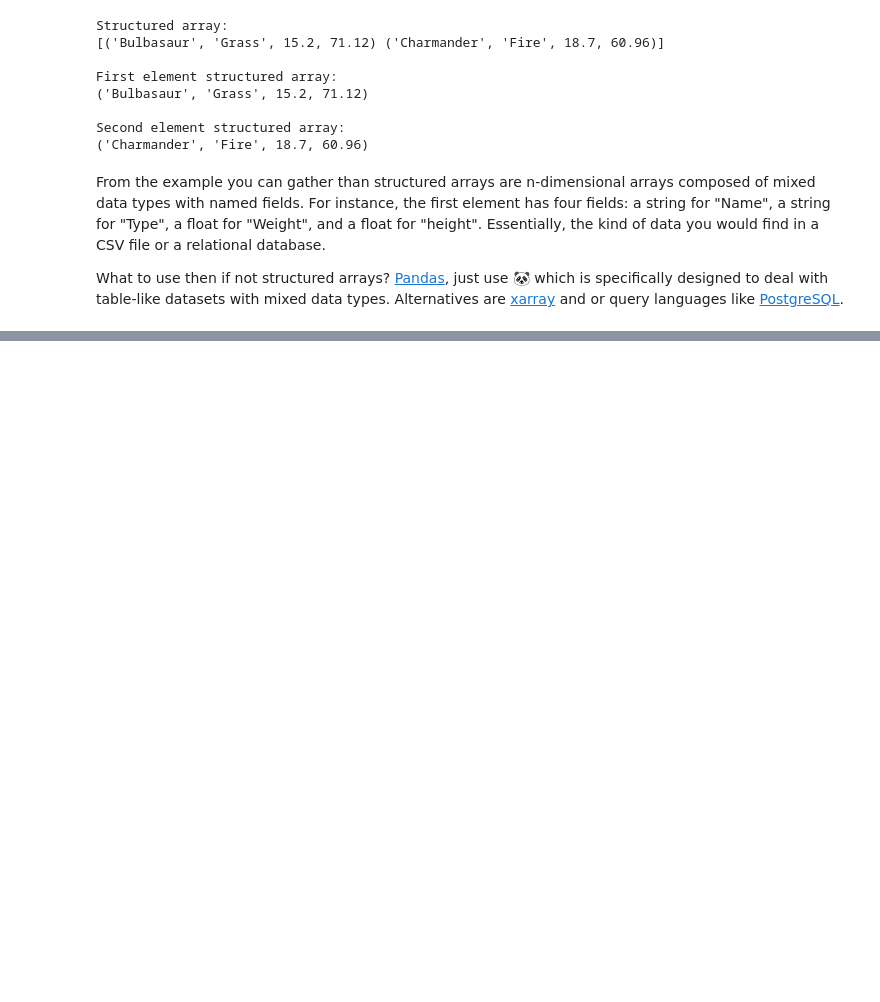
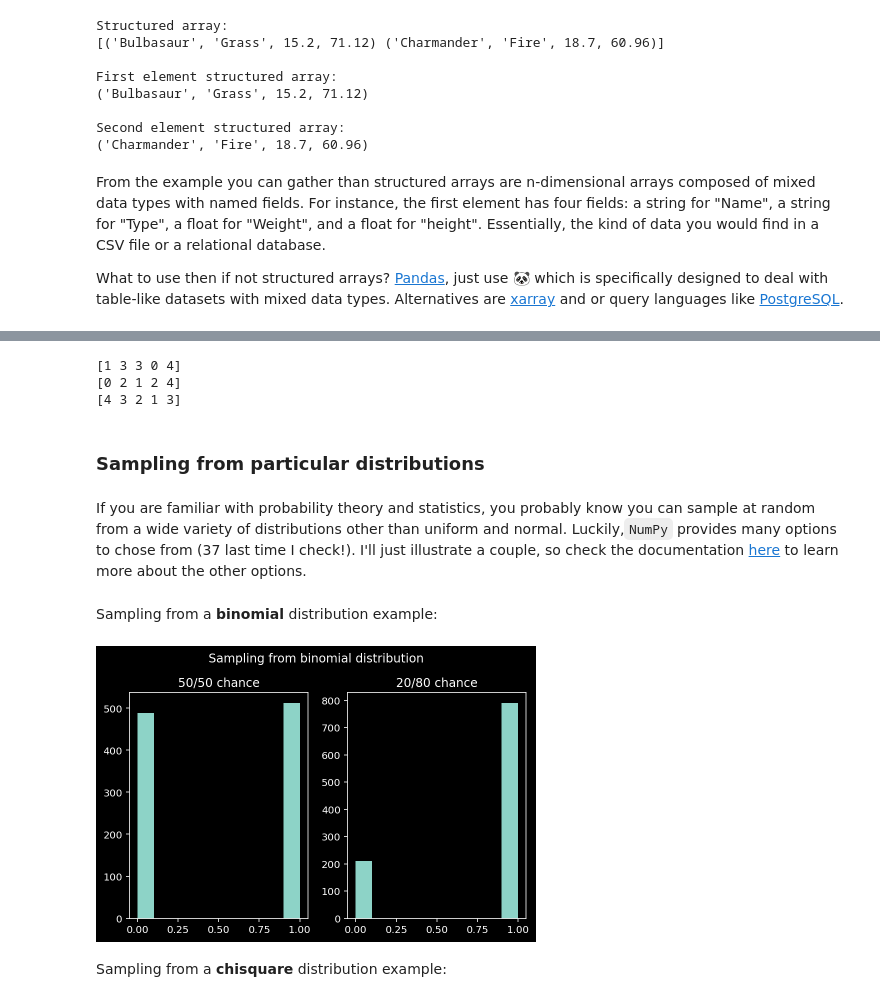
Before and after one commit to pabloinsente/intro-sc-python, a Jupyter notebook: notebooks/intro-numpy-fundamentals.ipynb, the cells around one changed output, grey strips where cells are left out. Saved outputs shown, nothing was run; the diff lists cells and outputs as text; code cells hidden in the pictures; blank space fills up the shorter version.

Commit message:
random sampling section

```diff
--- a/notebooks/intro-numpy-fundamentals.ipynb
+++ b/notebooks/intro-numpy-fundamentals.ipynb
@@ -2770,0 +2917,35 @@ What to use then if not structured arrays? [Pandas](https://pandas.pydata.org/),
+# %%
+rg = default_rng()
+
+print(f'{rg.integers(5, size=5)}')
+print(f'{rg.integers(5, size=5)}')
+print(f'{rg.integers(5, size=5)}')
+# %% [output]
+[1 3 3 0 4]
+[0 2 1 2 4]
+[4 3 2 1 3]
+# %% [markdown]
+### Sampling from particular distributions
+# %% [markdown]
+If you are familiar with probability theory and statistics, you probably know you can sample at random from a wide variety of distributions other than uniform and normal. Luckily,`NumPy` provides many options to chose from (37 last time I check!). I'll just illustrate a couple, so check the documentation [here](https://numpy.org/doc/stable/reference/random/generator.html#distributions) to learn more about the other options.
+# %%
+import matplotlib.pylab as plt
+plt.style.use('dark_background')
+%config InlineBackend.figure_format = 'retina' # to get high resolution images
+# %% [markdown]
+Sampling from a **binomial** distribution example:
+# %%
+n, p1, p2, t = 1, .5, .8, 1000
+binomial_fair = rg.binomial(n, p1, t)
+binomial_bias = rg.binomial(n, p2, t)
+# %%
+fig, (ax1, ax2) = plt.subplots(1, 2, constrained_layout=True)
+fig.suptitle('Sampling from binomial distribution')
+ax1.hist(binomial_fair)
+ax1.set_title("50/50 chance")
+ax2.hist(binomial_bias)
+ax2.set_title("20/80 chance");
+# %% [output]
+[figure, added]
+# %% [markdown]
+Sampling from a **chisquare** distribution example:
```
Also changed, not shown: parts of 36 cells of this notebook.
